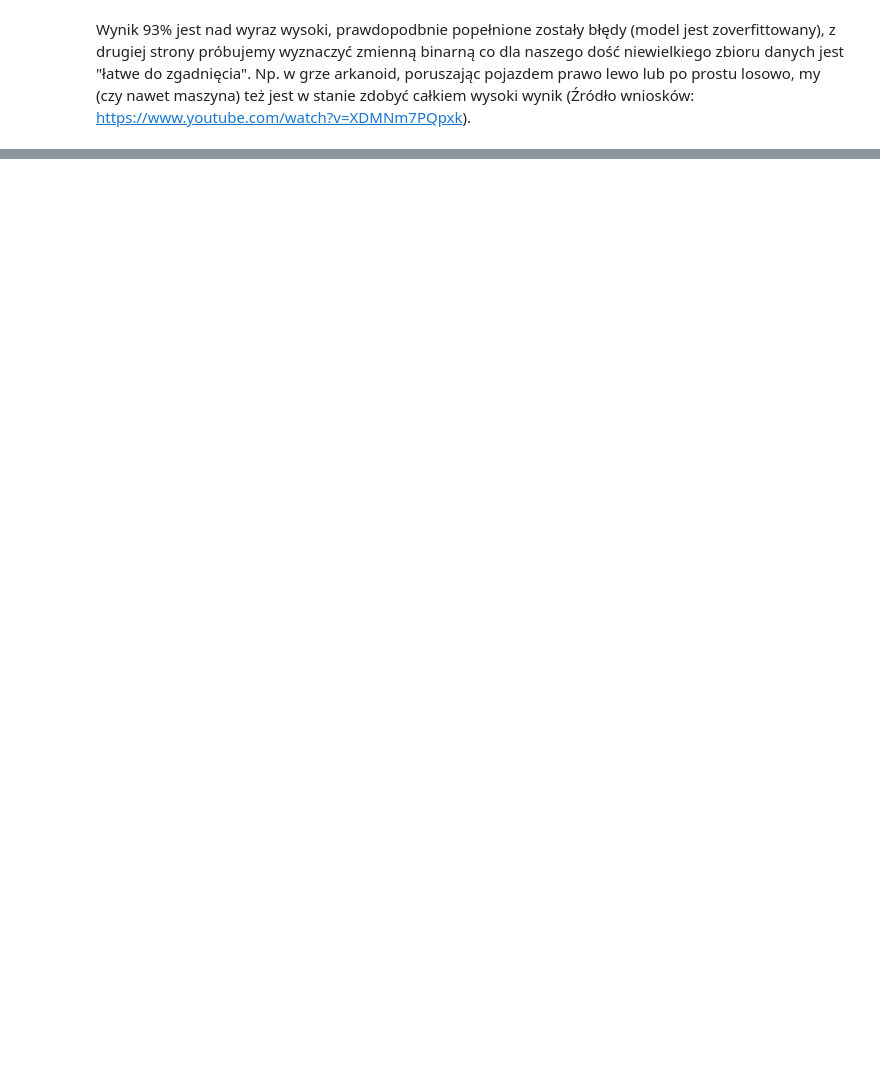
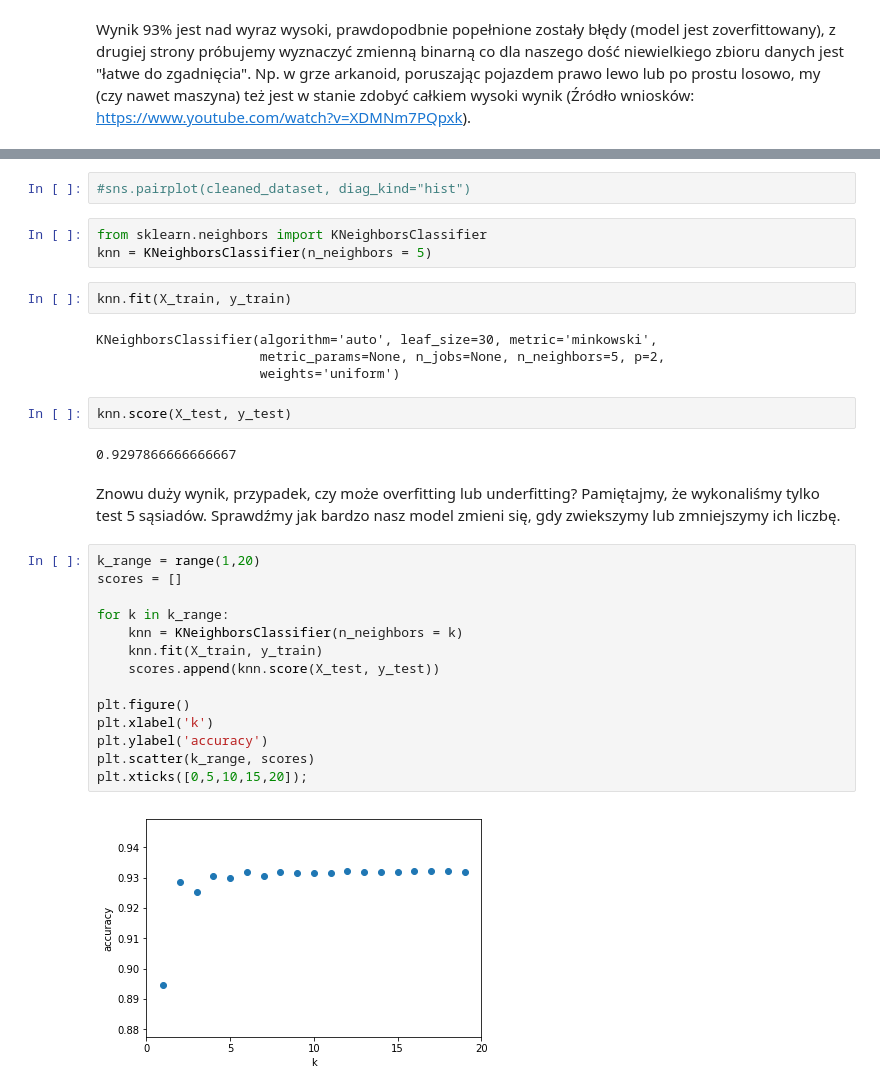
Before and after one commit to SuddenlyPineapple/GiveSomeCredit, a Jupyter notebook: Wojciech_Kasperski_Give_Some_Credit.ipynb, the cells around one changed output, grey strips where cells are left out. Drawn from its saved outputs; the diff is of its cells as text; blank space fills up the shorter version.

```diff
--- a/Wojciech_Kasperski_Give_Some_Credit.ipynb
+++ b/Wojciech_Kasperski_Give_Some_Credit.ipynb
@@ -479,0 +510,33 @@ Wynik 93% jest nad wyraz wysoki, prawdopodbnie popełnione zostały błędy (mod
+# %%
+#sns.pairplot(cleaned_dataset, diag_kind="hist")
+# %%
+from sklearn.neighbors import KNeighborsClassifier
+knn = KNeighborsClassifier(n_neighbors = 5)
+# %%
+knn.fit(X_train, y_train)
+# %% [output]
+KNeighborsClassifier(algorithm='auto', leaf_size=30, metric='minkowski',
+                     metric_params=None, n_jobs=None, n_neighbors=5, p=2,
+                     weights='uniform')
+# %%
+knn.score(X_test, y_test)
+# %% [output]
+0.9297866666666667
+# %% [markdown]
+Znowu duży wynik, przypadek, czy może overfitting lub underfitting? Pamiętajmy, że wykonaliśmy tylko test 5 sąsiadów. Sprawdźmy jak bardzo nasz model zmieni się, gdy zwiekszymy lub zmniejszymy ich liczbę.
+# %%
+k_range = range(1,20)
+scores = []
+
+for k in k_range:
+    knn = KNeighborsClassifier(n_neighbors = k)
+    knn.fit(X_train, y_train)
+    scores.append(knn.score(X_test, y_test))
+
+plt.figure()
+plt.xlabel('k')
+plt.ylabel('accuracy')
+plt.scatter(k_range, scores)
+plt.xticks([0,5,10,15,20]);
+# %% [output]
+[figure, added]
```
Also changed, not shown: parts of 16 cells of this notebook.
